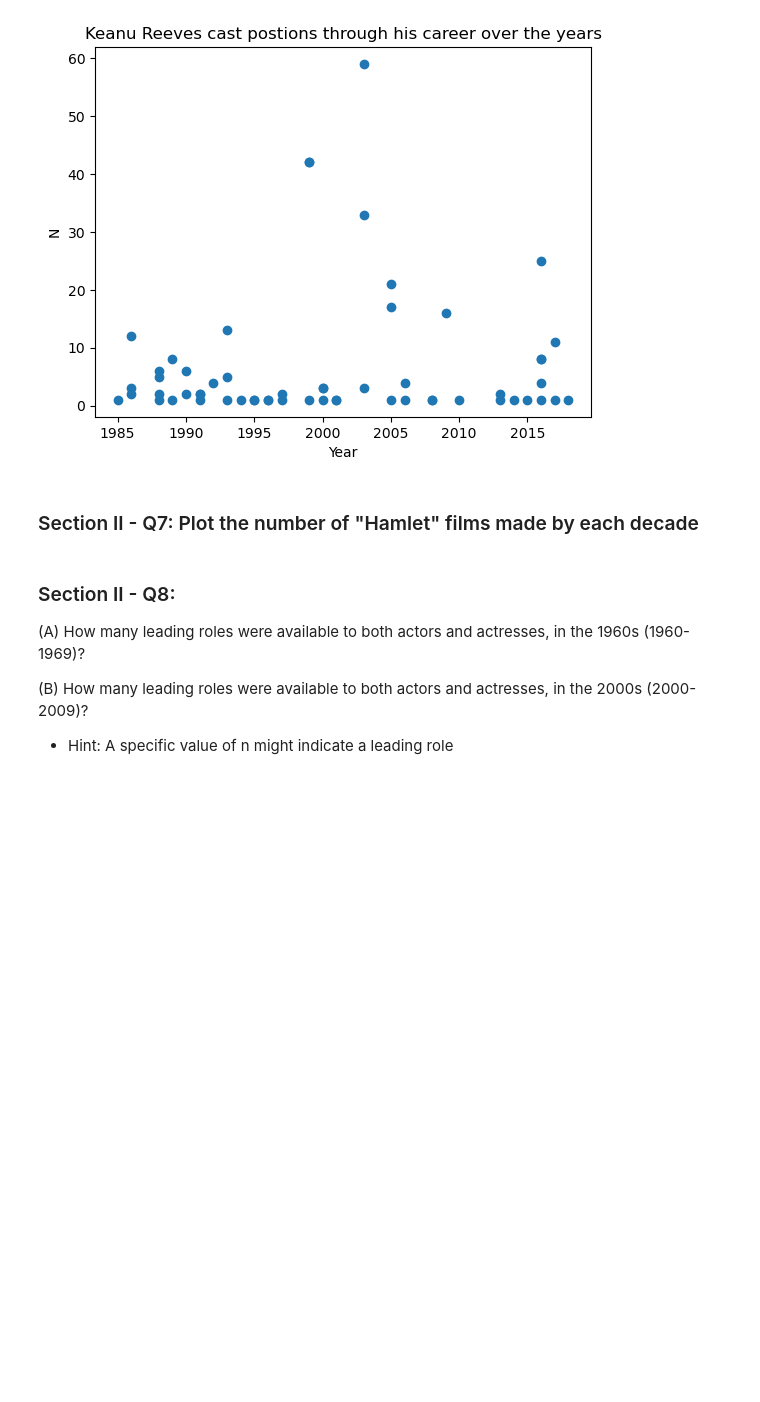
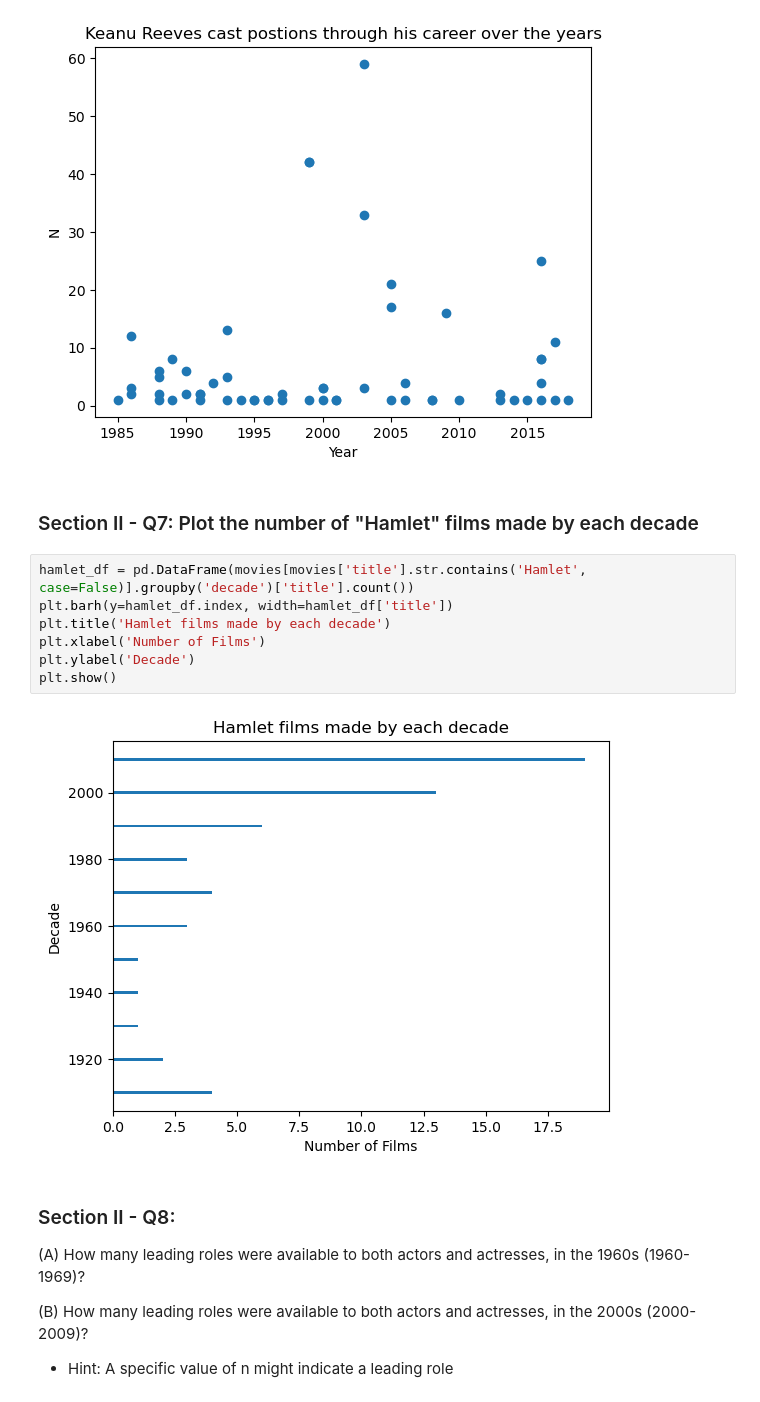
Before and after one commit to springboard-curriculum/mec-mini-projects, a Jupyter notebook: mec-5.3.10-data-wranging-with-pandas-mini-project/Mini_Project_Data_Wrangling_Pandas.ipynb, the cells around one changed output. Drawn from its saved outputs; the diff is of its cells as text; blank space fills up the shorter version.

```diff
--- a/mec-5.3.10-data-wranging-with-pandas-mini-project/Mini_Project_Data_Wrangling_Pandas.ipynb
+++ b/mec-5.3.10-data-wranging-with-pandas-mini-project/Mini_Project_Data_Wrangling_Pandas.ipynb
@@ -526,6 +534,15 @@ plt.show()
 [figure]
 # %% [markdown]
 ### Section II - Q7: Plot the number of "Hamlet" films made by each decade
+# %%
+hamlet_df = pd.DataFrame(movies[movies['title'].str.contains('Hamlet', case=False)].groupby('decade')['title'].count())
+plt.barh(y=hamlet_df.index, width=hamlet_df['title'])
+plt.title('Hamlet films made by each decade')
+plt.xlabel('Number of Films')
+plt.ylabel('Decade')
+plt.show()
+# %% [output]
+[figure, added]
 # %% [markdown]
 ### Section II - Q8:
 
```
Also changed, not shown: parts of 13 cells of this notebook.
